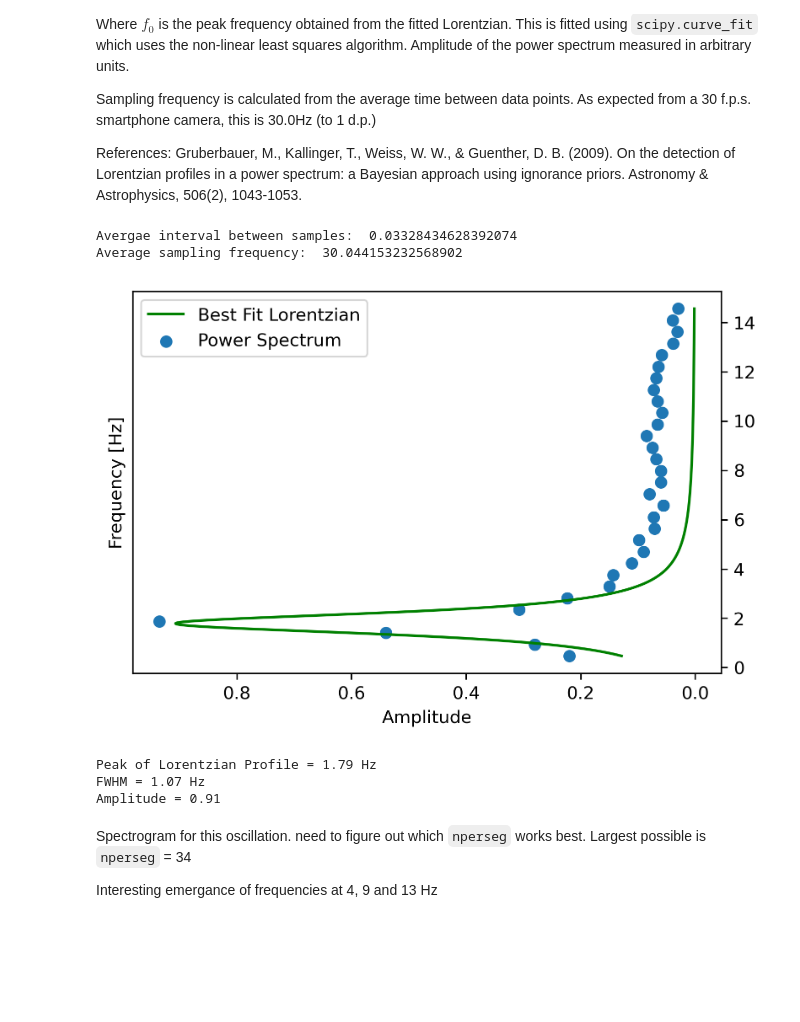
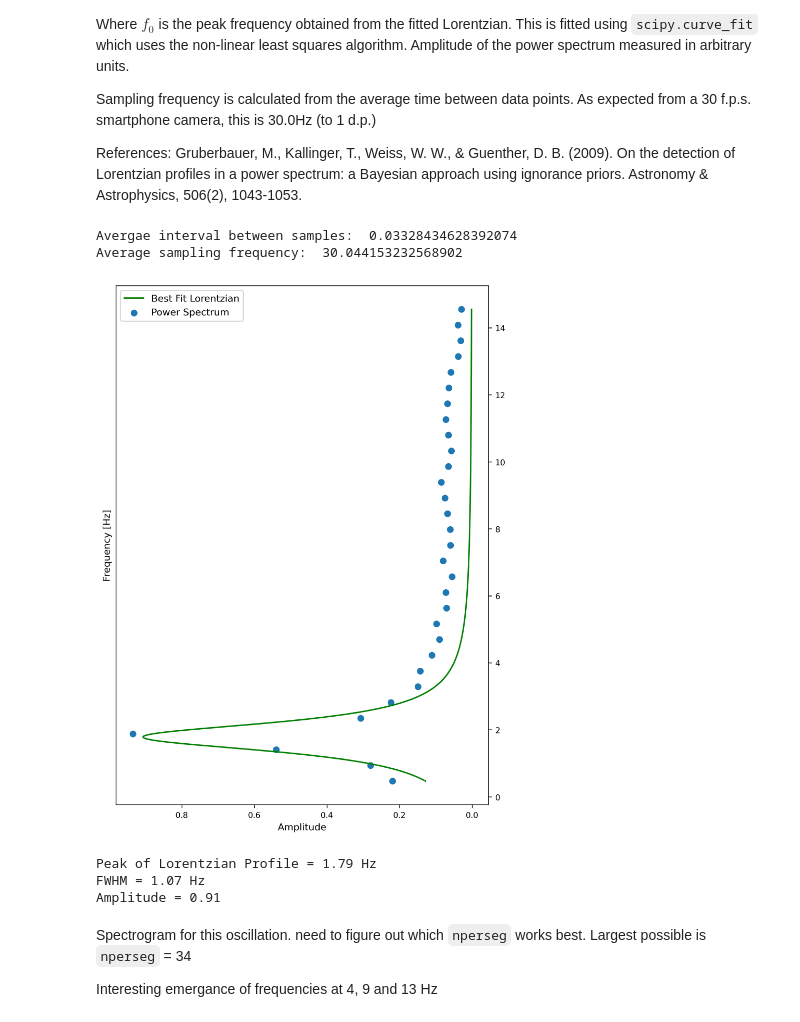
Before and after one commit to kevroi/AdvLab, a Jupyter notebook: fluid_osc/GravityDrivenFluidOscillations.ipynb, the cells around one changed output. Cells and saved outputs as stored; diff of their text form; code cells hidden in the pictures; blank space fills up the shorter version.

Commit message:
Finished most plots

```diff
--- a/fluid_osc/GravityDrivenFluidOscillations.ipynb
+++ b/fluid_osc/GravityDrivenFluidOscillations.ipynb
@@ -292,34 +300,35 @@ popt, pcov = optimize.curve_fit(lorentzian,
                         absolute_sigma=True, # Don't forget this!
                         p0=initial_values,
                         maxfev=500000)
 
 f0_solution, A_solution, gamma_solution = popt
 
 smooth_fvals = np.linspace(min(frequencies), max(frequencies), 1000)
 smooth_lorentz = lorentzian(smooth_fvals, *popt)
 
 max_freq_component = frequencies[np.argmax(abs(fourierTransform))]
+plt.figure(figsize=(7, 10))
 plt.scatter(abs(fourierTransform), frequencies, label='Power Spectrum')
 plt.plot(smooth_lorentz, smooth_fvals, label='Best Fit Lorentzian', color='g')
 plt.tick_params(axis='y', which='both', labelleft=False, labelright=True, left=False, right=True)
 # x1,x2,y1,y2 = plt.axis()
 # plt.axis((0,10,y1,1))
 plt.gca().invert_xaxis()
 plt.ylabel('Frequency [Hz]')
 plt.xlabel('Amplitude')
 
 plt.legend()
 plt.show()
 
 print(f'Peak of Lorentzian Profile = {f0_solution:0.2f} Hz')
 print(f'FWHM = {2*gamma_solution:0.2f} Hz')
 print(f'Amplitude = {A_solution:0.2f}')
 fp_w20 = f0_solution # water at 20 degrees peak freq
 fwhm_w20 = 2*gamma_solution
 # %% [output]
 Avergae interval between samples:  0.03328434628392074
 Average sampling frequency:  30.044153232568902
-[figure, old version]
+[figure, new version]
 Peak of Lorentzian Profile = 1.79 Hz
 FWHM = 1.07 Hz
 Amplitude = 0.91
```
Also changed, not shown: parts of 12 cells of this notebook.
